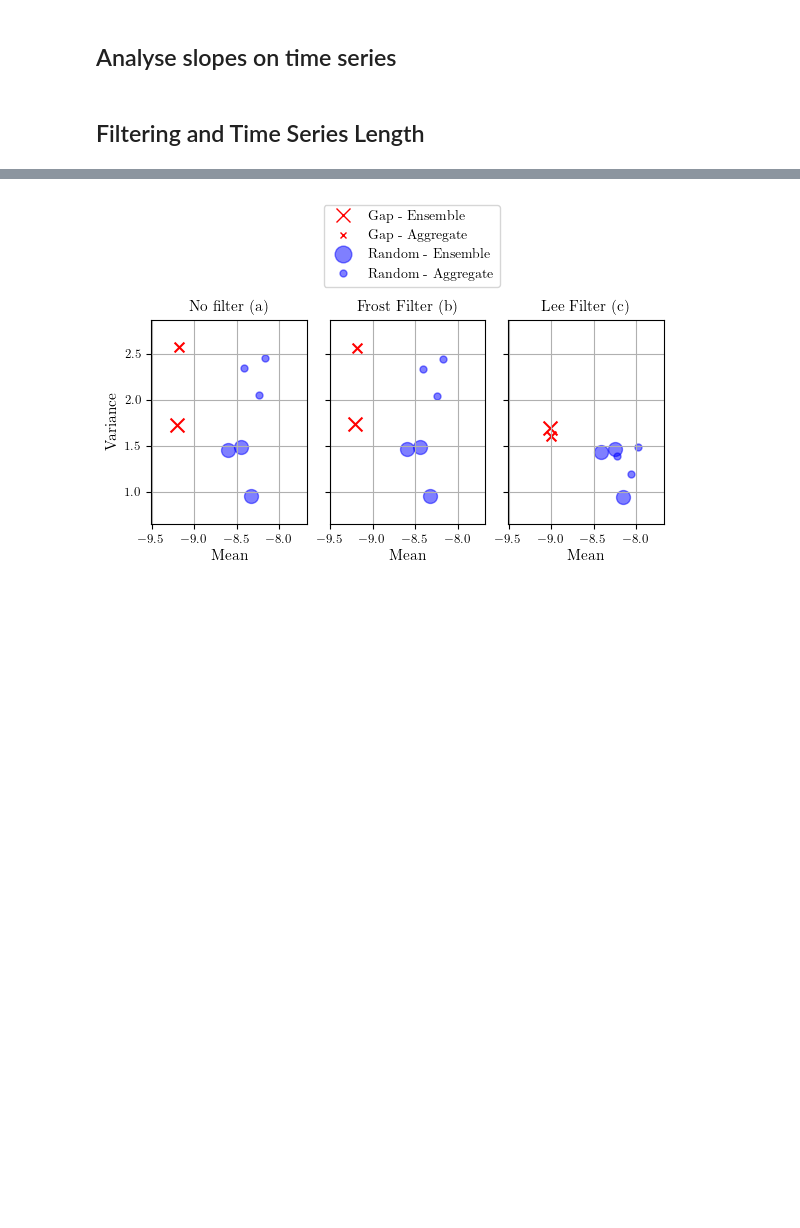
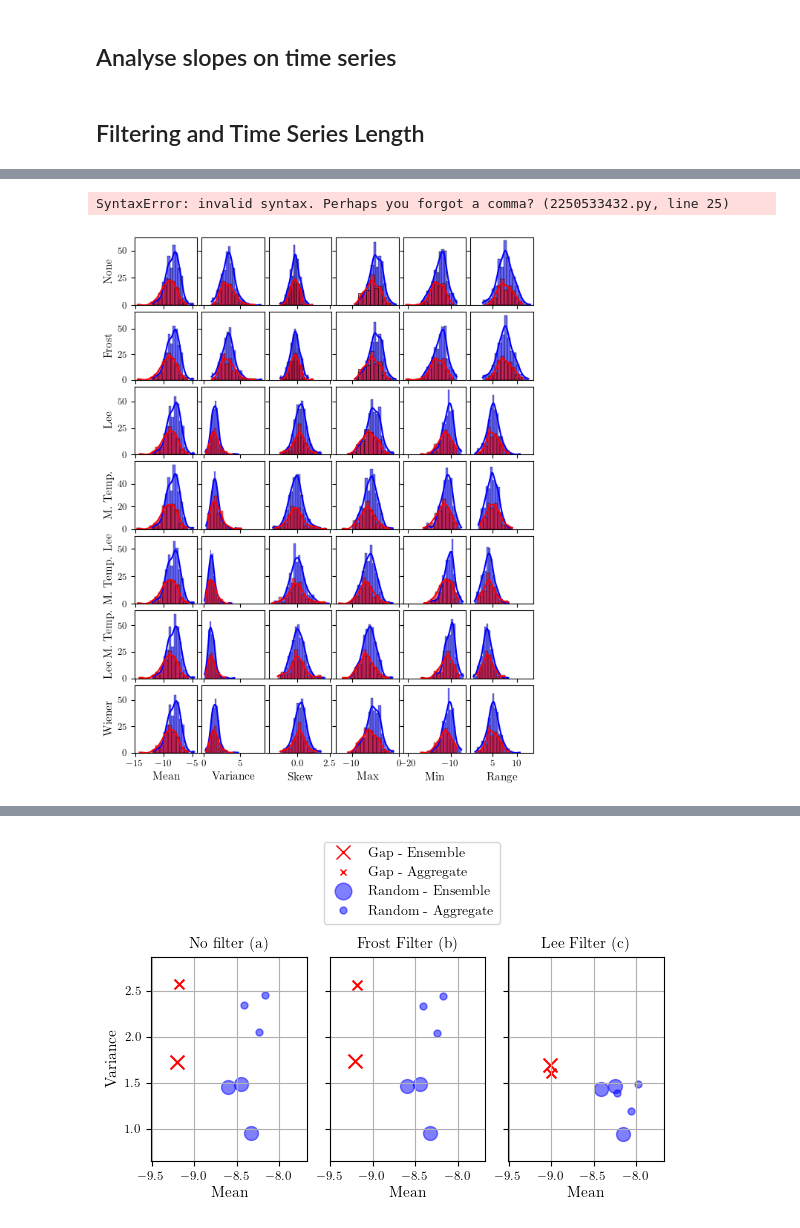
Before and after one commit to ol-webb/tree_gaps4, a Jupyter notebook: all_gaps_mk2/main1.ipynb, the cells around one changed output, grey strips where cells are left out. Drawn from its saved outputs; the diff is of its cells as text; code cells hidden in the pictures; blank space fills up the shorter version.

```diff
--- a/all_gaps_mk2/main1.ipynb
+++ b/all_gaps_mk2/main1.ipynb
@@ -1289,12 +1286,68 @@ X_df_2yr_lee = create_feature_matrix(df_lee_gaps, df_lee_random,df)
 
 X_df_2yr_temporal = create_feature_matrix(df_temporal_gaps,df_temporal_random,df)
 
-X_df_2yr_lee_temporal = create_feature_matrix(df_temporal_lee_gaps, df_temporal_lee_random,df)
+X_df_2yr_temporal_lee = create_feature_matrix(df_temporal_lee_gaps, df_temporal_lee_random,df)
 
-X_df_2yr_temporal_lee = create_feature_matrix(df_lee_temporal_gaps,df_lee_temporal_random,df)
+X_df_2yr_lee_temporal = create_feature_matrix(df_lee_temporal_gaps,df_lee_temporal_random,df)
 
 #X_df_2yr_frost_temporal = create_feature_matrix(df_)
 
 #X_df_2yr_temporal_frost = create_feature_matrix(df_)
 
 X_df_2yr_adaptive_wiener = create_feature_matrix(df_wiener_gaps,df_wiener_random,df)
+
+X_df_2yr_list = [X_df_2yr, X_df_2yr_frost, X_df_2yr_lee, X_df_2yr_temporal, X_df_2yr_temporal_lee, X_df_2yr_lee_temporal, X_df_2yr_adaptive_wiener]
+# %% [output]
+SyntaxError: invalid syntax. Perhaps you forgot a comma? (2250533432.py, line 25)
+# %%
+X_df_2yr_list = [X_df_2yr, X_df_2yr_frost, X_df_2yr_lee, X_df_2yr_temporal, X_df_2yr_temporal_lee, X_df_2yr_lee_temporal, X_df_2yr_adaptive_wiener]
+# %%
+import seaborn as sns
+import matplotlib.pyplot as plt
+
+def plot_feature_distributions_strip(dfs, y_labels):
+    # Select the columns to plot
+    features = ['mean', 'variance', 'skewness', 'max', 'min', 'range']
+
+    # Define the custom color palette
+    palette = {0: 'blue', 1: 'red'}
+
+    # Define the custom labels for the x-axis
+    x_labels = {
+        'mean': 'Mean',
+        'variance': 'Variance',
+        'skewness': 'Skew',
+        'max': 'Max',
+        'min': 'Min',
+        'range': 'Range'
+    }
+
+    # Create a figure with subplots
+    num_dfs = len(dfs)
+    fig, axes = plt.subplots(num_dfs, len(features), figsize=(6.15, 1.1 * num_dfs), sharex='col', sharey='row')
+
+    # Plot histograms for each feature in each dataframe
+    for row, (df__, y_label) in enumerate(zip(dfs, y_labels)):
+        for col, feature in enumerate(features):
+            sns.histplot(data=df__[df__['gap'] == 0], x=feature, kde=True, ax=axes[row, col], color='blue', alpha=0.6, label='0')
+            sns.histplot(data=df__[df__['gap'] == 1], x=feature, kde=True, ax=axes[row, col], color='red', alpha=0.6, label='1')
+            if row == num_dfs - 1:
+                axes[row, col].set_xlabel(x_labels[feature])  # Set the custom x-axis label for the bottom row
+            else:
+                axes[row, col].set_xlabel('')
+            if col == 0:
+                axes[row, col].set_ylabel(y_label)  # Set the custom y-axis label for each row
+            else:
+                axes[row, col].set_ylabel('')
+
+    plt.tight_layout()
+    plt.subplots_adjust(wspace=0.07, hspace=0.1)  # Adjust the space between the plots
+
+# Example usage:
+# Assuming your DataFrames are named X_df_2yr, X_df_2yr_lee, and X_df_2yr_temporal_lee
+#dfs = [X_df_2yr, X_df_2yr_lee, X_df_2yr_temporal_lee]
+y_labels = ['None', 'Frost', 'Lee', 'M. Temp.', 'M. Temp. Lee', 'Lee M. Temp.', 'Wiener']
+plot_feature_distributions_strip(X_df_2yr_list, y_labels)
+plt.savefig('distributiontest.pdf')
+# %% [output]
+[figure, added]
```
Also changed, not shown: parts of 17 cells of this notebook, 1 other file.
